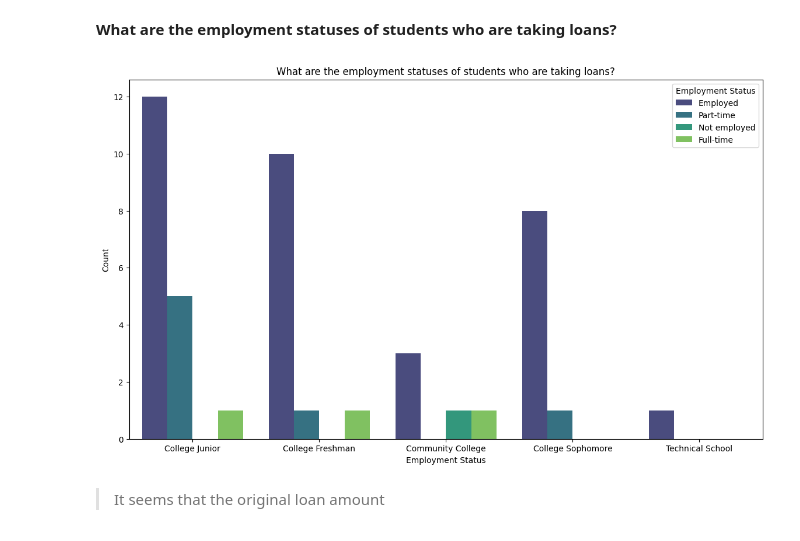
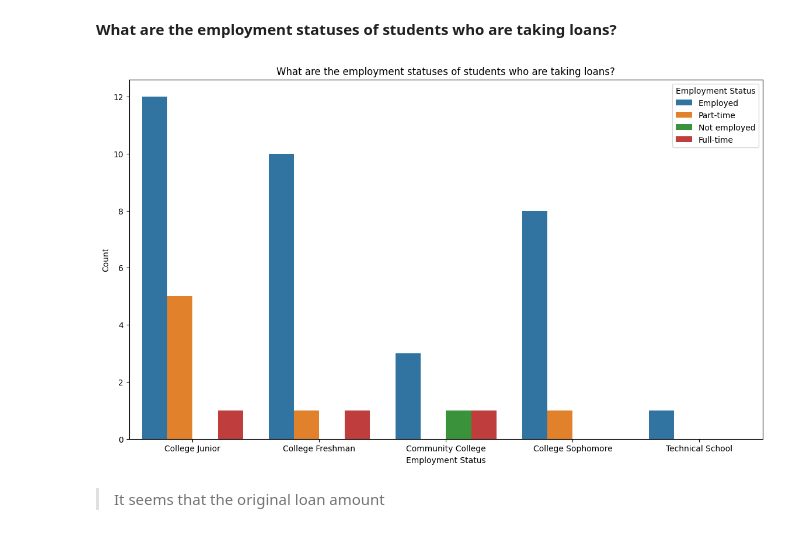
Before and after one commit to sondosaabed/Prosper-Loan-Analysis, a Jupyter notebook: Part_I_exploration.ipynb, the cells around one changed output. Drawn from its saved outputs; the diff is of its cells as text; code cells hidden in the pictures.

```diff
--- a/Part_I_exploration.ipynb
+++ b/Part_I_exploration.ipynb
@@ -592,18 +596,19 @@ plt.ylabel('Credit Score Range Lower');
 # %%
 study_occupations = ['Student - College Freshman', 'Student - College Junior', 'Student - Community College',
                      'Student - College Sophomore', 'Student - Technical School']
 
 labels = ['College Freshman', 'College Junior','Community College', 'College Sophomore', 'Technical School']
 
 plt.figure(figsize=(14, 8))
-sns.countplot(data=geo_demo_df[geo_demo_df['Occupation'].isin(study_occupations)], x='Occupation', hue='EmploymentStatus', palette='viridis')
+sns.countplot(data=geo_demo_df[geo_demo_df['Occupation'].isin(study_occupations)], x='Occupation', hue='EmploymentStatus')
+sns.cubehelix_palette(as_cmap=True)
 plt.title('What are the employment statuses of students who are taking loans?')
 plt.xlabel('Employment Status')
 plt.ylabel('Count')
 plt.xticks(ticks= study_occupations, labels= labels)
 plt.legend(title='Employment Status');
 # %% [output]
-[figure, old version]
+[figure, new version]
 # %% [markdown]
 > It seems that the original loan amount
 # %% [markdown]
```
Also changed, not shown: parts of 4 cells of this notebook, 1 other file.
